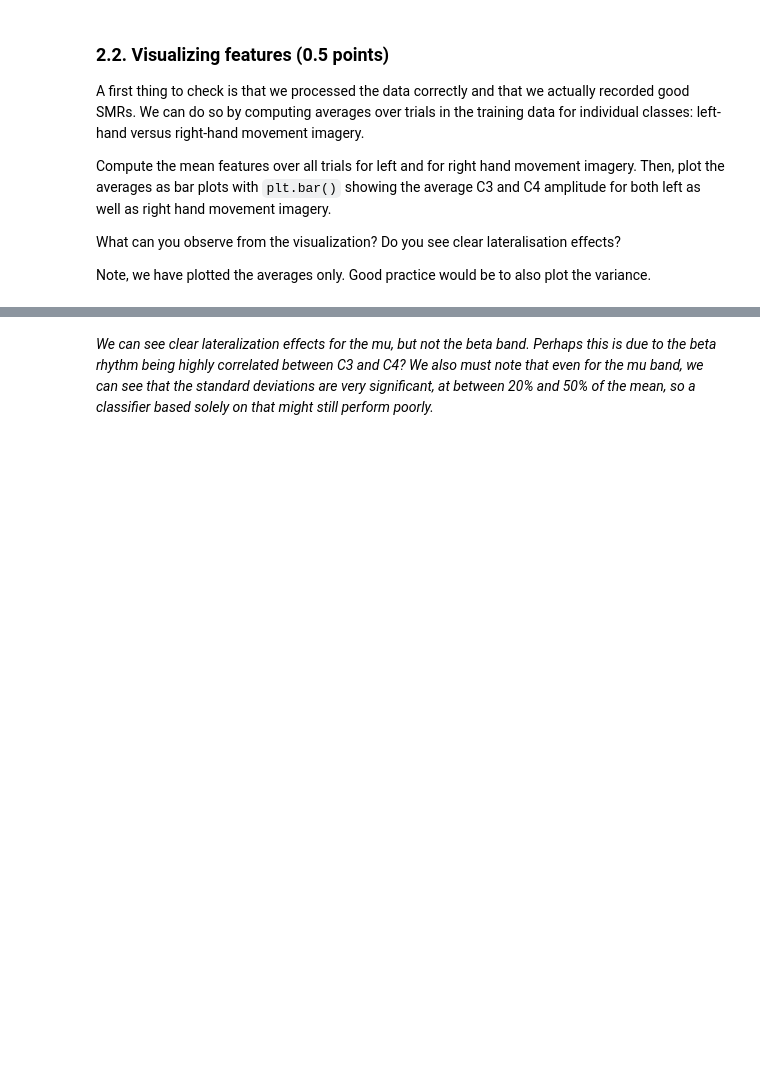
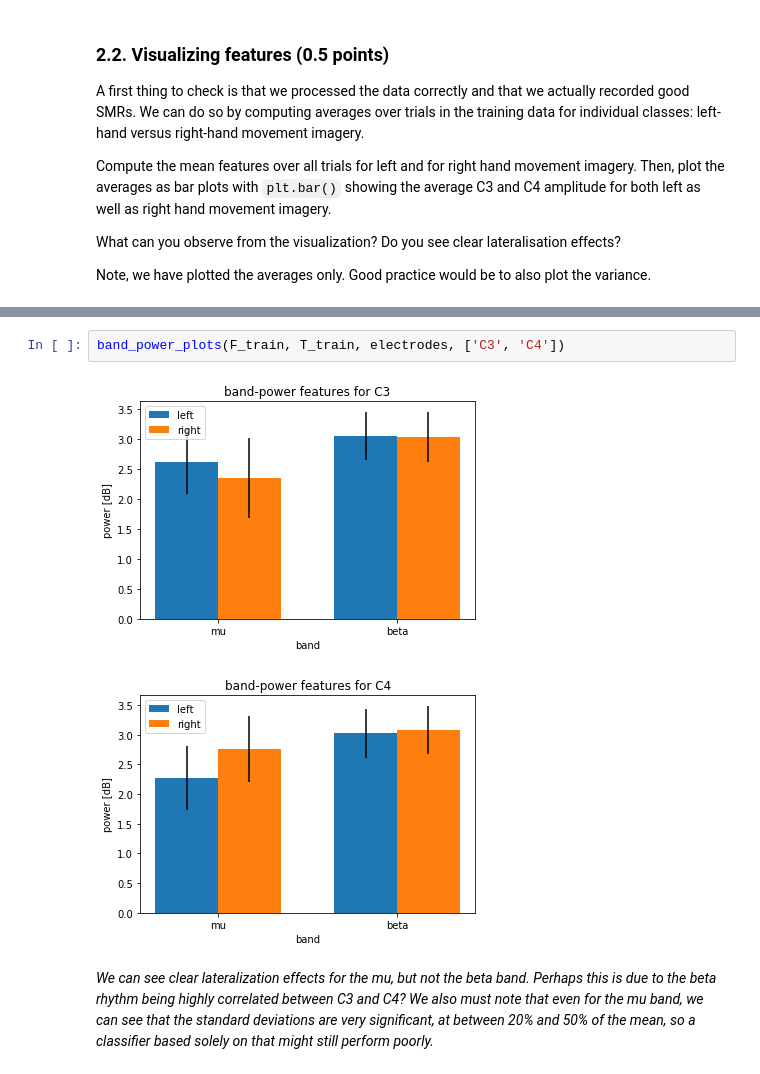
Before and after one commit to malyvsen/radboud-bci, a Jupyter notebook: assignment2.ipynb, the cells around one changed output, grey strips where cells are left out. Saved outputs shown, nothing was run; the diff lists cells and outputs as text; blank space fills up the shorter version.

```diff
--- a/assignment2.ipynb
+++ b/assignment2.ipynb
@@ -363,3 +361,8 @@ hand_power_plot(F_train, T_train, 'right', electrodes, ['C3', 'C4'])
+# %%
+band_power_plots(F_train, T_train, electrodes, ['C3', 'C4'])
+# %% [output]
+[figure, added]
+[figure, added]
 # %% [markdown]
 _We can see clear lateralization effects for the mu, but not the beta band. Perhaps this is due to the beta rhythm being highly correlated between C3 and C4? We also must note that even for the mu band, we can see that the standard deviations are very significant, at between 20% and 50% of the mean, so a classifier based solely on that might still perform poorly._
 # %% [markdown]
```
Also changed, not shown: parts of 6 cells of this notebook.
